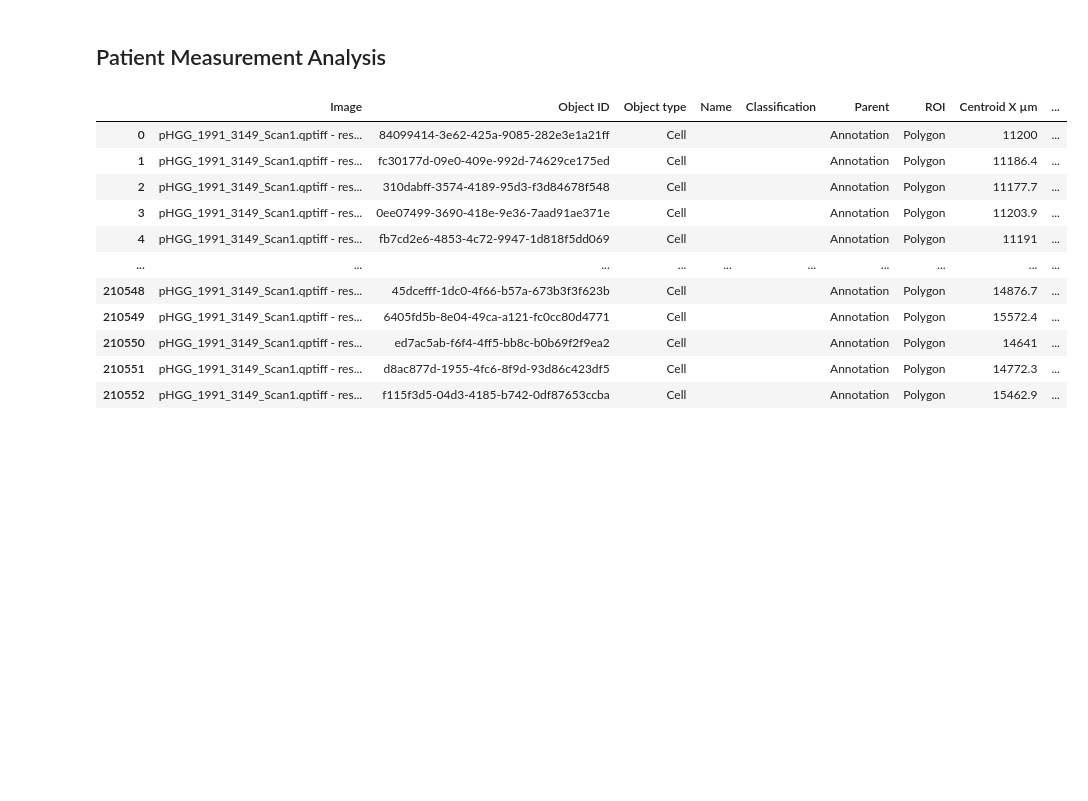
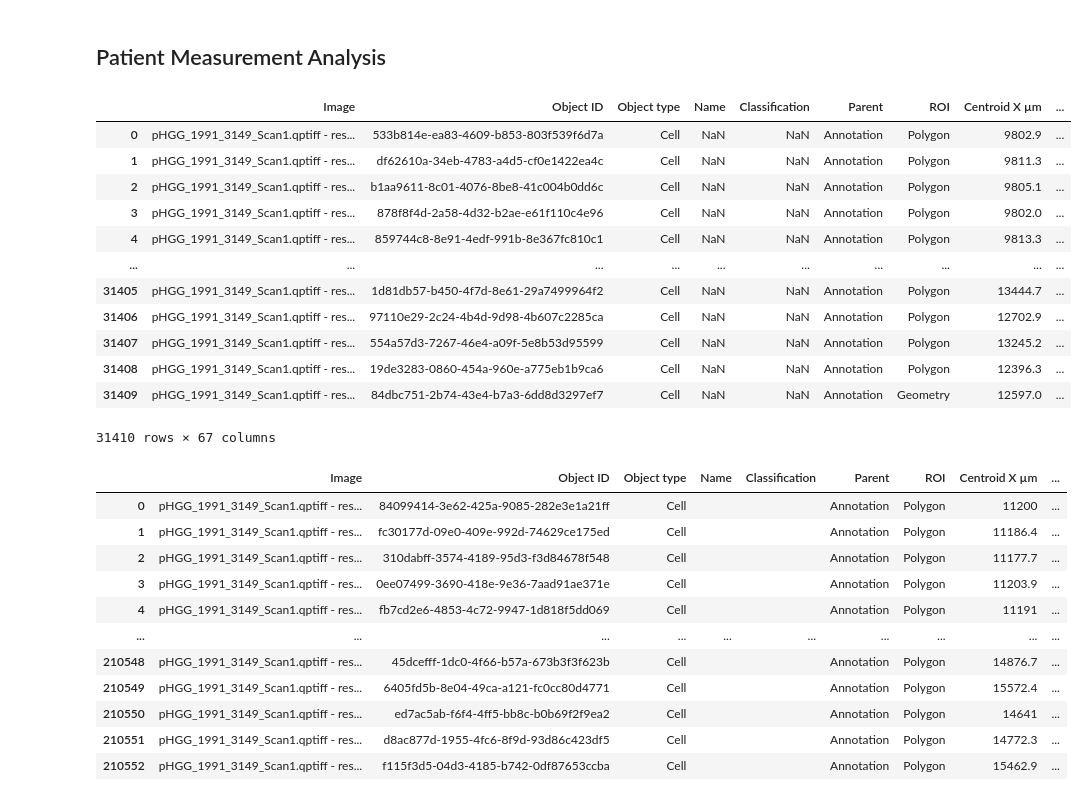
Before and after one commit to sadeghetemad/nencki-image-segmentation, a Jupyter notebook: notebooks/patient_analysis.ipynb, the cells around one changed output. Drawn from its saved outputs; the diff is of its cells as text; code cells hidden in the pictures; blank space fills up the shorter version.

```diff
--- a/notebooks/patient_analysis.ipynb
+++ b/notebooks/patient_analysis.ipynb
@@ -17,6 +17,31 @@ PosixPath('/mnt/ldata/Sadegh/my_codes/nencki-image-segmentation/notebooks')
 # %%
 patient_1991 = base_dir.parent / "data/measurements_1991.xlsx"
 patinet_3149 = base_dir.parent / "data/measurements_3149.csv"
+# %%
+# patient 1991
+raw = pd.read_excel(patient_1991, header=None)
+header = raw.iloc[0,0].split(";")
+raw.columns = header
+col = "Cell: ALDH1L1: Median"
+raw[col] = raw[col].astype(str).str.extract(r"([-+]?\d*\.?\d+)")[0]
+raw[col] = pd.to_numeric(raw[col], errors="coerce")
+raw = raw.iloc[3:,:]
+df_1991 = raw.reset_index(drop=True)
+df_1991
+# %% [output]
+|  | Image | Object ID | Object type | Name | Classification | Parent | ROI | Centroid X µm | ... |
+| 0 | pHGG_1991_3149_Scan1.qptiff - res... | 533b814e-ea83-4609-b853-803f539f6d7a | Cell | NaN | NaN | Annotation | Polygon | 9802.9 | ... |
+| 1 | pHGG_1991_3149_Scan1.qptiff - res... | df62610a-34eb-4783-a4d5-cf0e1422ea4c | Cell | NaN | NaN | Annotation | Polygon | 9811.3 | ... |
+| 2 | pHGG_1991_3149_Scan1.qptiff - res... | b1aa9611-8c01-4076-8be8-41c004b0dd6c | Cell | NaN | NaN | Annotation | Polygon | 9805.1 | ... |
+| 3 | pHGG_1991_3149_Scan1.qptiff - res... | 878f8f4d-2a58-4d32-b2ae-e61f110c4e96 | Cell | NaN | NaN | Annotation | Polygon | 9802.0 | ... |
+| 4 | pHGG_1991_3149_Scan1.qptiff - res... | 859744c8-8e91-4edf-991b-8e367fc810c1 | Cell | NaN | NaN | Annotation | Polygon | 9813.3 | ... |
+| ... | ... | ... | ... | ... | ... | ... | ... | ... | ... |
+| 31405 | pHGG_1991_3149_Scan1.qptiff - res... | 1d81db57-b450-4f7d-8e61-29a7499964f2 | Cell | NaN | NaN | Annotation | Polygon | 13444.7 | ... |
+| 31406 | pHGG_1991_3149_Scan1.qptiff - res... | 97110e29-2c24-4b4d-9d98-4b607c2285ca | Cell | NaN | NaN | Annotation | Polygon | 12702.9 | ... |
+| 31407 | pHGG_1991_3149_Scan1.qptiff - res... | 554a57d3-7267-46e4-a09f-5e8b53d95599 | Cell | NaN | NaN | Annotation | Polygon | 13245.2 | ... |
+| 31408 | pHGG_1991_3149_Scan1.qptiff - res... | 19de3283-0860-454a-960e-a775eb1b9ca6 | Cell | NaN | NaN | Annotation | Polygon | 12396.3 | ... |
+| 31409 | pHGG_1991_3149_Scan1.qptiff - res... | 84dbc751-2b74-43e4-b7a3-6dd8d3297ef7 | Cell | NaN | NaN | Annotation | Geometry | 12597.0 | ... |
+31410 rows × 67 columns
 # %%
 # patient_3149
 raw = pd.read_csv(patinet_3149, header=None)
```
Also changed, not shown: parts of 14 cells of this notebook, 1 other file.
